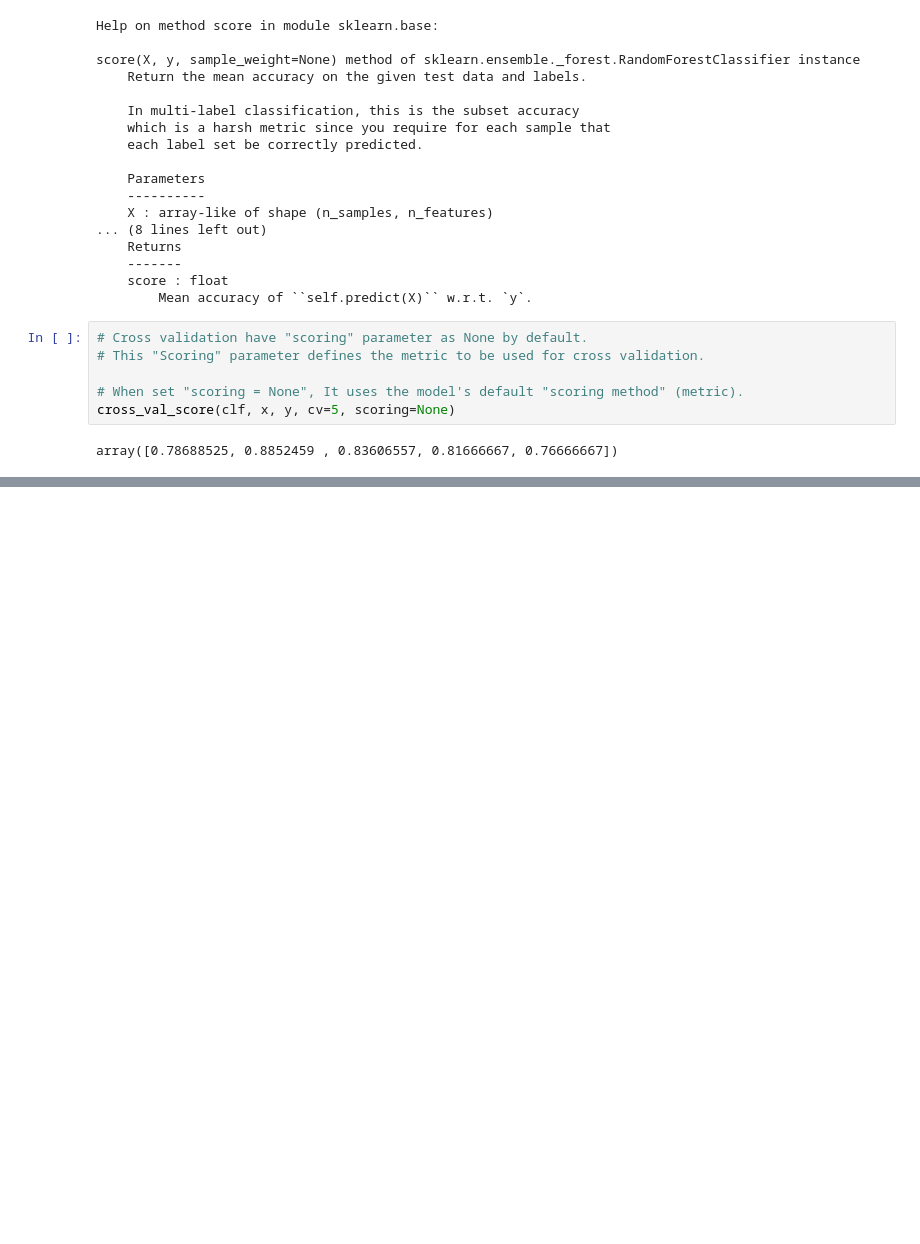
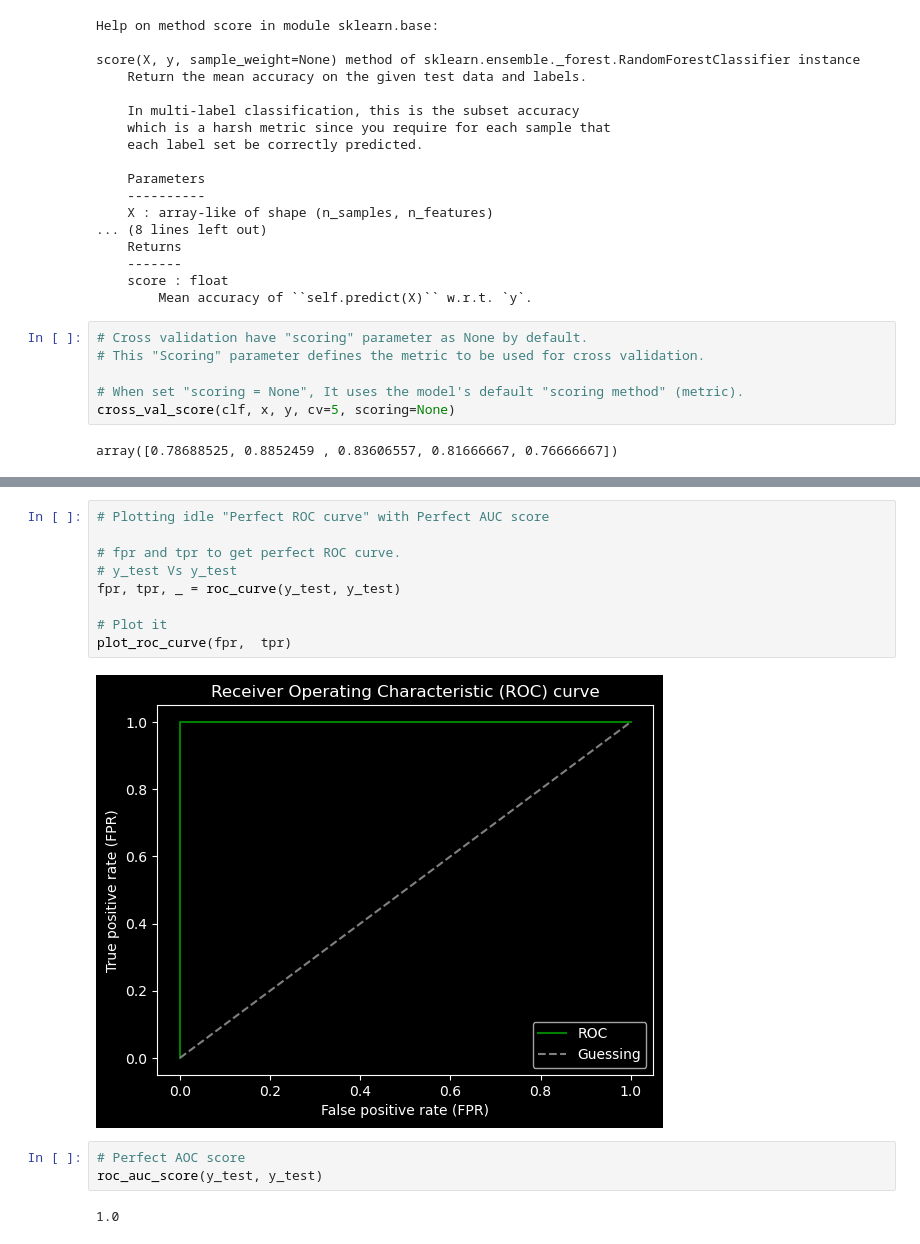
Before and after one commit to DarkDk123/ZTM-ML-Data-Science, a Jupyter notebook: 7. Scikit learn - Creating ML models/Scikit-learn Entire Breakdown.ipynb, the cells around one changed output, grey strips where cells are left out. Cells and saved outputs as stored; diff of their text form; blank space fills up the shorter version.

```diff
--- a/7. Scikit learn - Creating ML models/Scikit-learn Entire Breakdown.ipynb
+++ b/7. Scikit learn - Creating ML models/Scikit-learn Entire Breakdown.ipynb
@@ -1415,0 +1587,16 @@ array([0.78688525, 0.8852459 , 0.83606557, 0.81666667, 0.76666667])
+# %%
+# Plotting idle "Perfect ROC curve" with Perfect AUC score
+
+# fpr and tpr to get perfect ROC curve.
+# y_test Vs y_test
+fpr, tpr, _ = roc_curve(y_test, y_test)
+
+# Plot it
+plot_roc_curve(fpr,  tpr)
+# %% [output]
+[figure, added]
+# %%
+# Perfect AOC score
+roc_auc_score(y_test, y_test)
+# %% [output]
+1.0
```
Also changed, not shown: parts of 14 cells of this notebook.
